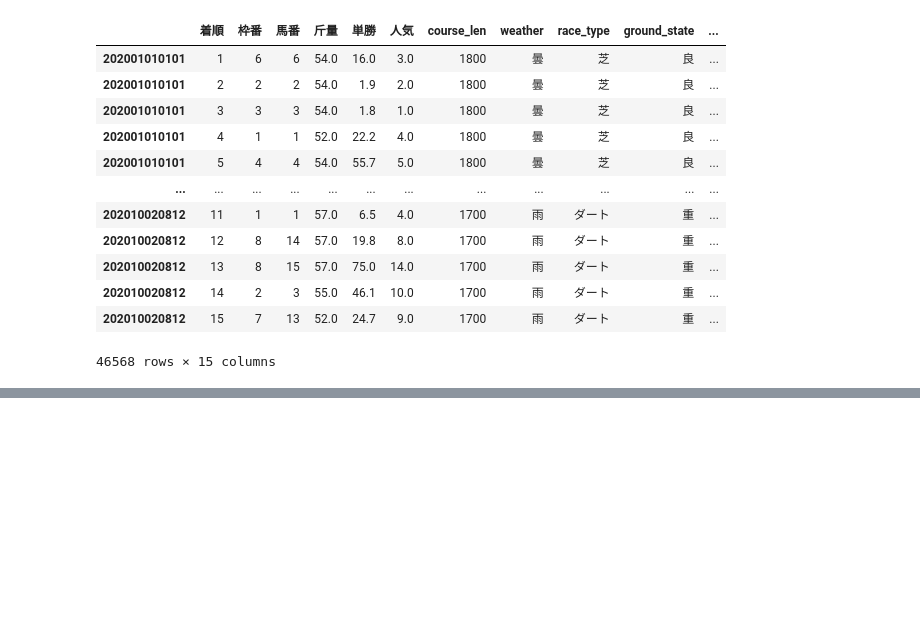
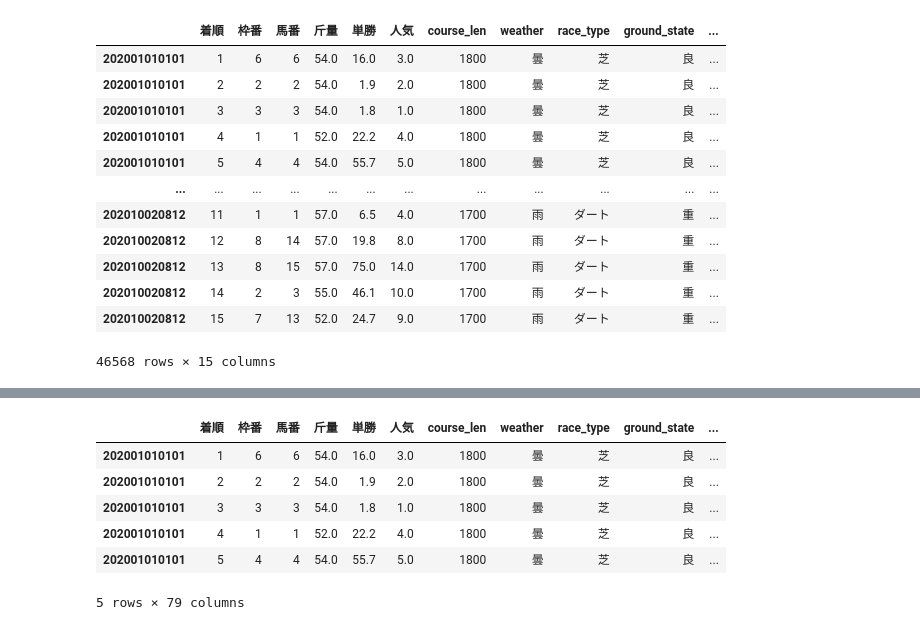
Before and after one commit to hoshi141015/keiba, a Jupyter notebook: scrape.ipynb, the cells around one changed output, grey strips where cells are left out. Cells and saved outputs as stored; diff of their text form; code cells hidden in the pictures; blank space fills up the shorter version.

```diff
--- a/scrape.ipynb
+++ b/scrape.ipynb
@@ -349,0 +423,13 @@ results2
+# %%
+peds_t = pd.read_pickle('peds_2020.pickle')
+results_m = pd.read_pickle('results_id_2020.pickle')
+results_m = results_m.merge(peds_t,left_on='horse_id',right_index=True,how='left')
+results_m.head()
+# %% [output]
+|  | 着順 | 枠番 | 馬番 | 斤量 | 単勝 | 人気 | course_len | weather | race_type | ground_state | ... |
+| 202001010101 | 1 | 6 | 6 | 54.0 | 16.0 | 3.0 | 1800 | 曇 | 芝 | 良 | ... |
+| 202001010101 | 2 | 2 | 2 | 54.0 | 1.9 | 2.0 | 1800 | 曇 | 芝 | 良 | ... |
+| 202001010101 | 3 | 3 | 3 | 54.0 | 1.8 | 1.0 | 1800 | 曇 | 芝 | 良 | ... |
+| 202001010101 | 4 | 1 | 1 | 52.0 | 22.2 | 4.0 | 1800 | 曇 | 芝 | 良 | ... |
+| 202001010101 | 5 | 4 | 4 | 54.0 | 55.7 | 5.0 | 1800 | 曇 | 芝 | 良 | ... |
+5 rows × 79 columns
```
Also changed, not shown: parts of 8 cells of this notebook, 1 other file.
